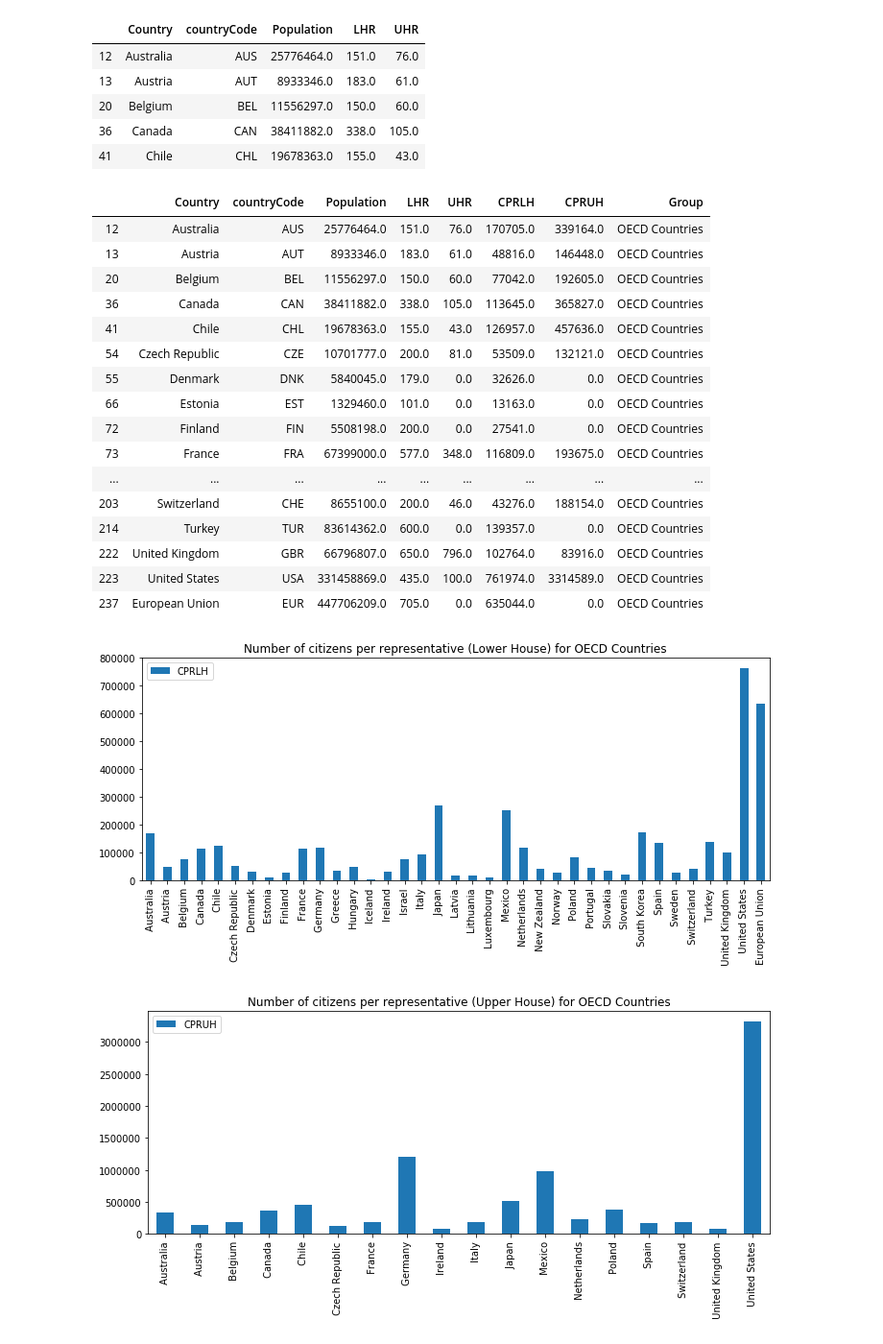
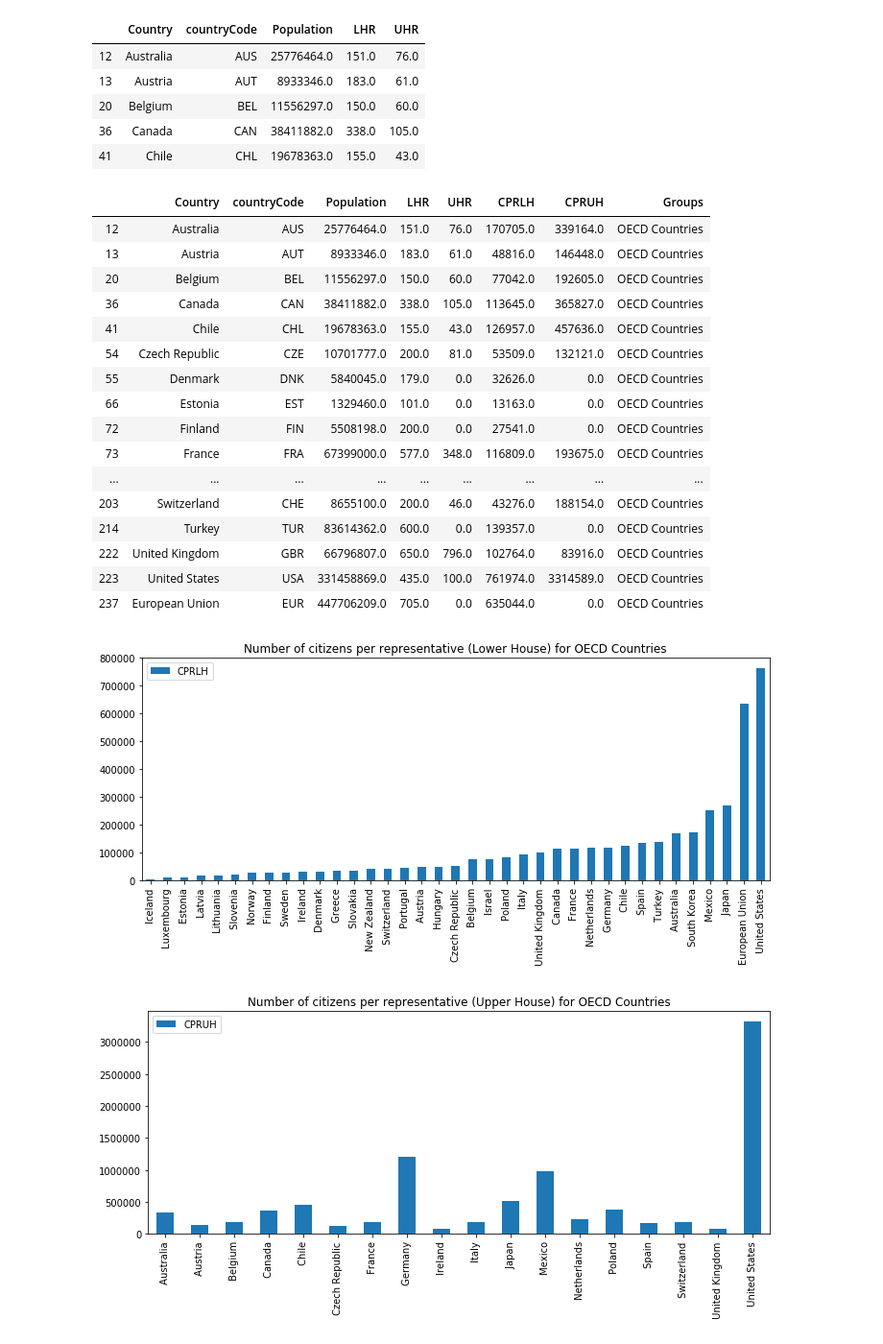
Before and after one commit to eobianyor/Representation, a Jupyter notebook: DataManipulation.ipynb, the cells around one changed output. Shown: that part at 96% size. Cells and saved outputs as stored; diff of their text form; code cells hidden in the pictures.

```diff
--- a/DataManipulation.ipynb
+++ b/DataManipulation.ipynb
@@ -39,13 +56,13 @@ path7 = os.path.join('data',f'USStatesPopulationHistoric.csv')
 # =============================================================== #
 # CONVERTING TO DATAFRAMES
 # =============================================================== #
-CountriesPopulation_df = pd.read_csv(path1, encoding = "ISO-8859-1")
-OECD_Countries_df = pd.read_csv(path2, encoding = "ISO-8859-1")
-Large_Countries_df = pd.read_csv(path3, encoding = "ISO-8859-1")
-USStatesCongressionalSeats_df = pd.read_csv(path4, encoding = "ISO-8859-1")
-USStatesCongressionalSeatsHistory_df = pd.read_csv(path5, encoding = "ISO-8859-1")
-USStatesPopulation_df = pd.read_csv(path6, encoding = "ISO-8859-1")
-USStatesPopulationHistoric_df = pd.read_csv(path7, encoding = "ISO-8859-1")
+CountriesPopulation_df = pd.read_csv(path1, encoding = "ISO-8859-1", skipinitialspace=True)
+OECD_Countries_df = pd.read_csv(path2, encoding = "ISO-8859-1", skipinitialspace=True)
+Large_Countries_df = pd.read_csv(path3, encoding = "ISO-8859-1", skipinitialspace=True)
+USStatesCongressionalSeats_df = pd.read_csv(path4, encoding = "ISO-8859-1", skipinitialspace=True)
+USStatesCongressionalSeatsHistory_df = pd.read_csv(path5, encoding = "ISO-8859-1", skipinitialspace=True)
+USStatesPopulation_df = pd.read_csv(path6, encoding = "ISO-8859-1", skipinitialspace=True)
+USStatesPopulationHistoric_df = pd.read_csv(path7, encoding = "ISO-8859-1", skipinitialspace=True)
 # %%
 CountriesPopulation_df.head()
 # %% [output]
@@ -129,11 +172,11 @@ OECDCountriesPopCongressionalSeats_df['CPRUH'] = round(OECDCountriesPopCongressi
 # =============================================================== #
 # Add in Group column
 # =============================================================== #
-OECDCountriesPopCongressionalSeats_df['Group'] = "OECD Countries"
+OECDCountriesPopCongressionalSeats_df['Groups'] = "OECD Countries"
 
 OECDCountriesPopCongressionalSeats_df.head(50)
 # %% [output]
-|  | Country | countryCode | Population | LHR | UHR | CPRLH | CPRUH | Group |
+|  | Country | countryCode | Population | LHR | UHR | CPRLH | CPRUH | Groups |
 | 12 | Australia | AUS | 25776464.0 | 151.0 | 76.0 | 170705.0 | 339164.0 | OECD Countries |
 | 13 | Austria | AUT | 8933346.0 | 183.0 | 61.0 | 48816.0 | 146448.0 | OECD Countries |
 | 20 | Belgium | BEL | 11556297.0 | 150.0 | 60.0 | 77042.0 | 192605.0 | OECD Countries |
@@ -153,24 +196,32 @@ OECDCountriesPopCongressionalSeats_df.head(50)
 # %%
 # =============================================================== #
 # GENERATE BAR PLOT FOR LOWER HOUSE
 # =============================================================== #
 # Getting rid of columns we don't need
 # =============================================================== #
 CountryvsSeats_LowerHouse_df = OECDCountriesPopCongressionalSeats_df[['Country', 'CPRLH']]
+
+# =============================================================== #
+# Sort data
+# =============================================================== #
+CountryvsSeats_LowerHouse_df = CountryvsSeats_LowerHouse_df.sort_values(by='CPRLH')
+
+# =============================================================== #
 # Create x-axis
+# =============================================================== #
 Country_List = CountryvsSeats_LowerHouse_df['Country'].unique()
 CountryNo = np.array(range(len(Country_List)))
 
 # =============================================================== #
 # Create Plot Method 1 (pandasplot)
 # =============================================================== #
 CountryvsSeats_LowerHouse_df.plot(kind="bar", figsize=(10,5))
 plt.title("Number of citizens per representative (Lower House) for OECD Countries")
 plt.xticks(CountryNo, Country_List,rotation = 90)
 plt.tight_layout()
 plt.show()
 # %% [output]
-[figure, old version]
+[figure, new version]
 # %%
 # =============================================================== #
 # GENERATE BAR PLOT FOR UPPER HOUSE
```
Also changed, not shown: parts of 14 cells of this notebook, 25 other files.
